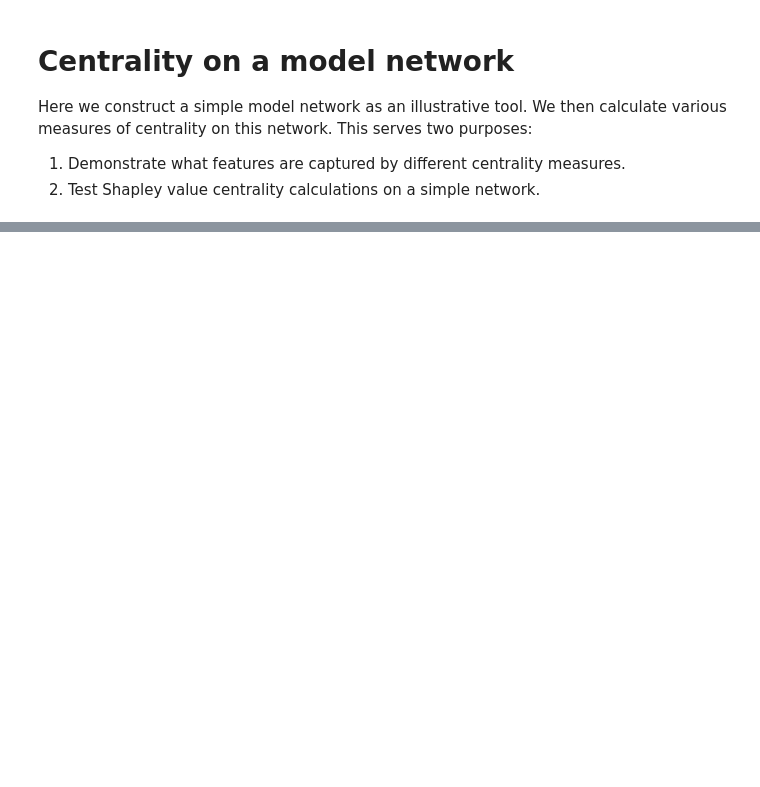
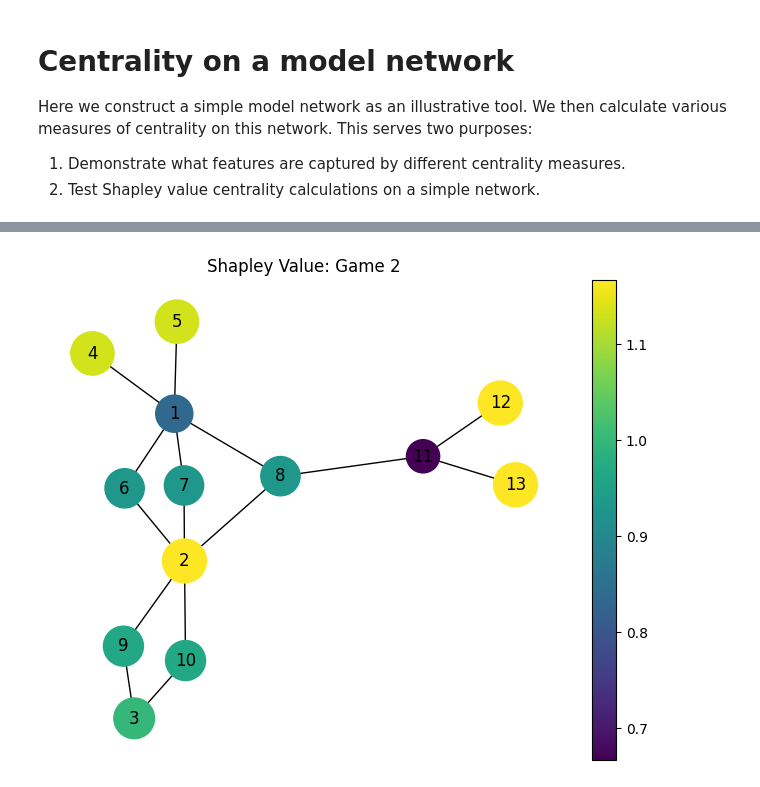
Before and after one commit to Abhaygoya/arxivAnalysis, a Jupyter notebook: modelNetwork.ipynb, the cells around one changed output, grey strips where cells are left out. Cells and saved outputs as stored; diff of their text form; code cells hidden in the pictures; blank space fills up the shorter version.

```diff
--- a/modelNetwork.ipynb
+++ b/modelNetwork.ipynb
@@ -95,0 +96,6 @@ draw(G, pos, pagerank, 'PageRank')
+# %%
+#Game 2
+shapley_values = shapleyGame2(G, 2)
+draw(G, pos, shapley_values, 'Shapley Value: Game 2')
+# %% [output]
+[figure, added]
```
Also changed, not shown: parts of 10 cells of this notebook, 2 other files.
